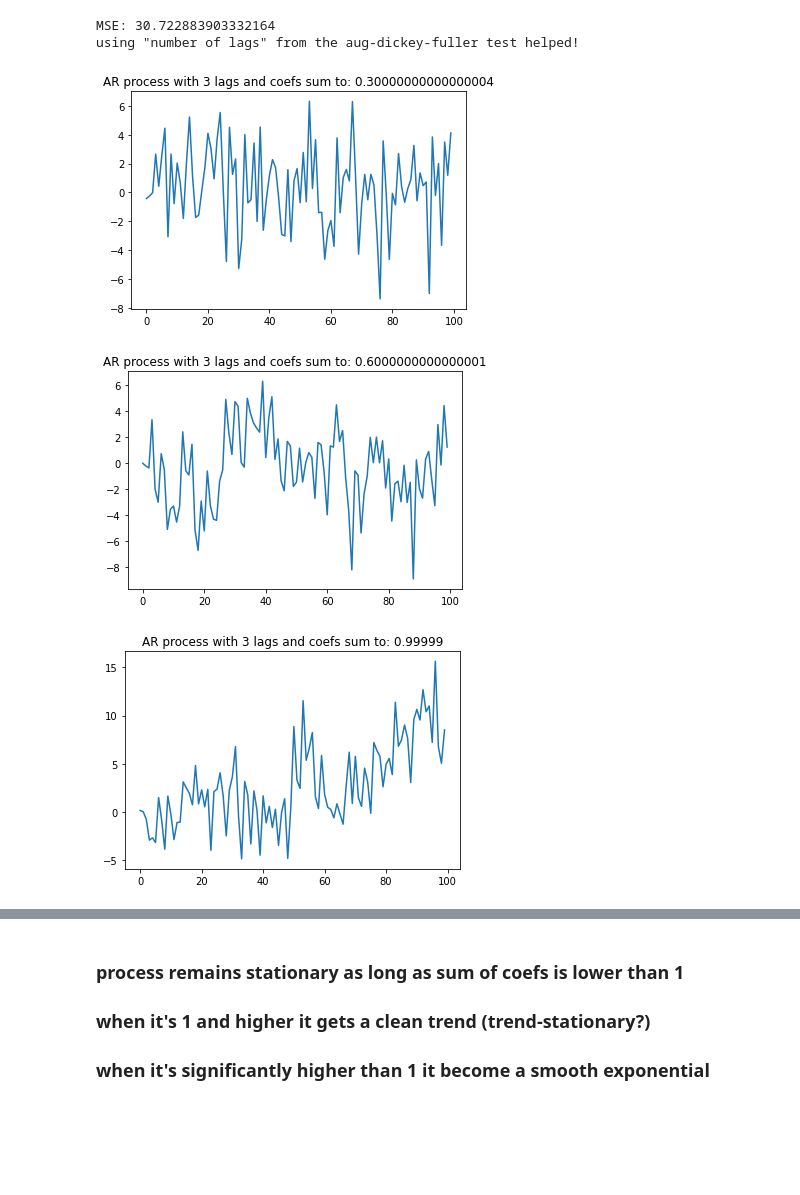
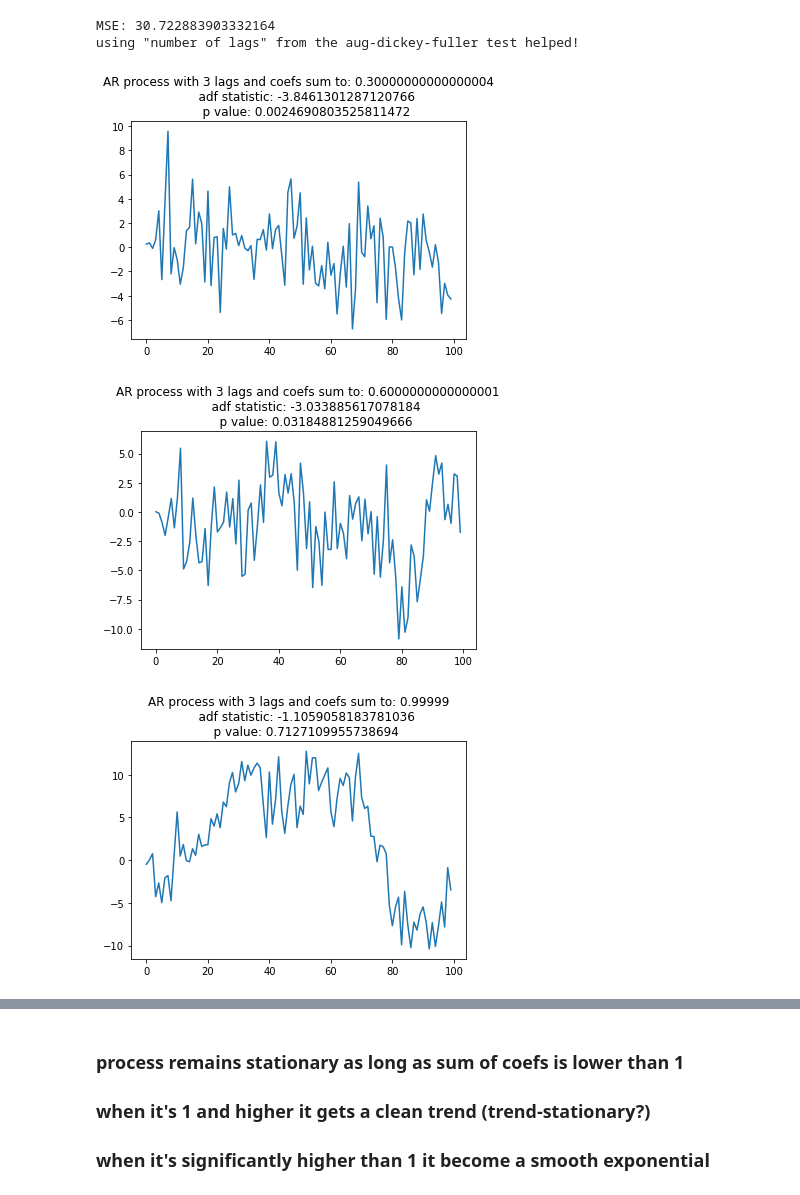
Before and after one commit to GrossBetruger/Kaggle, a Jupyter notebook: time_series_analysis/time_series_analysis.ipynb, the cells around one changed output, grey strips where cells are left out. Cells and saved outputs as stored; diff of their text form; code cells hidden in the pictures; blank space fills up the shorter version.

Commit message:
add adf stats to titles

```diff
--- a/time_series_analysis/time_series_analysis.ipynb
+++ b/time_series_analysis/time_series_analysis.ipynb
@@ -121,24 +121,27 @@ using "number of lags" from the aug-dickey-fuller test helped!
 # %%
 def generate_ar_process(lags: int, coefs: list[float], length: int) -> np.array:
     if len(coefs) != lags:
         raise ValueError(f'number of coefs ({len(coefs)}) must match lags: ({lags})')
 
     coefs = np.array(coefs)
     series = [np.random.normal() for _ in range(lags)] # generate first lags (normally distributed)
 
     for _ in range(length - lags):
         previous_values = series[-lags:][::-1] # take 'lags' values from in reversed order
         new_value = np.sum(np.array(previous_values) * coefs + np.random.normal())
         series.append(new_value)
     return np.array(series)
 
 lags = 3
 for coef in [0.1, 0.2, 0.33333, 0.334, 0.5]:
     coefs = [coef, coef, coef]
-    plt.title(f'AR process with {lags} lags and coefs sum to: {sum(coefs)}')
-    plt.plot(generate_ar_process(lags, coefs, 100))
+    generated_tseries = generate_ar_process(lags, coefs, 100)
+    plt.title(f'''AR process with {lags} lags and coefs sum to: {sum(coefs)}
+    adf statistic: {adfuller(generated_tseries)[0]}
+    p value: {adfuller(generated_tseries)[1]}''')
+    plt.plot(generated_tseries)
     plt.show()
 # %% [output]
-[figure, old version]
+[figure, new version]
-[figure, old version]
+[figure, new version]
-[figure, old version]
+[figure, new version]
```
Also changed, not shown: parts of 1 cell of this notebook.
